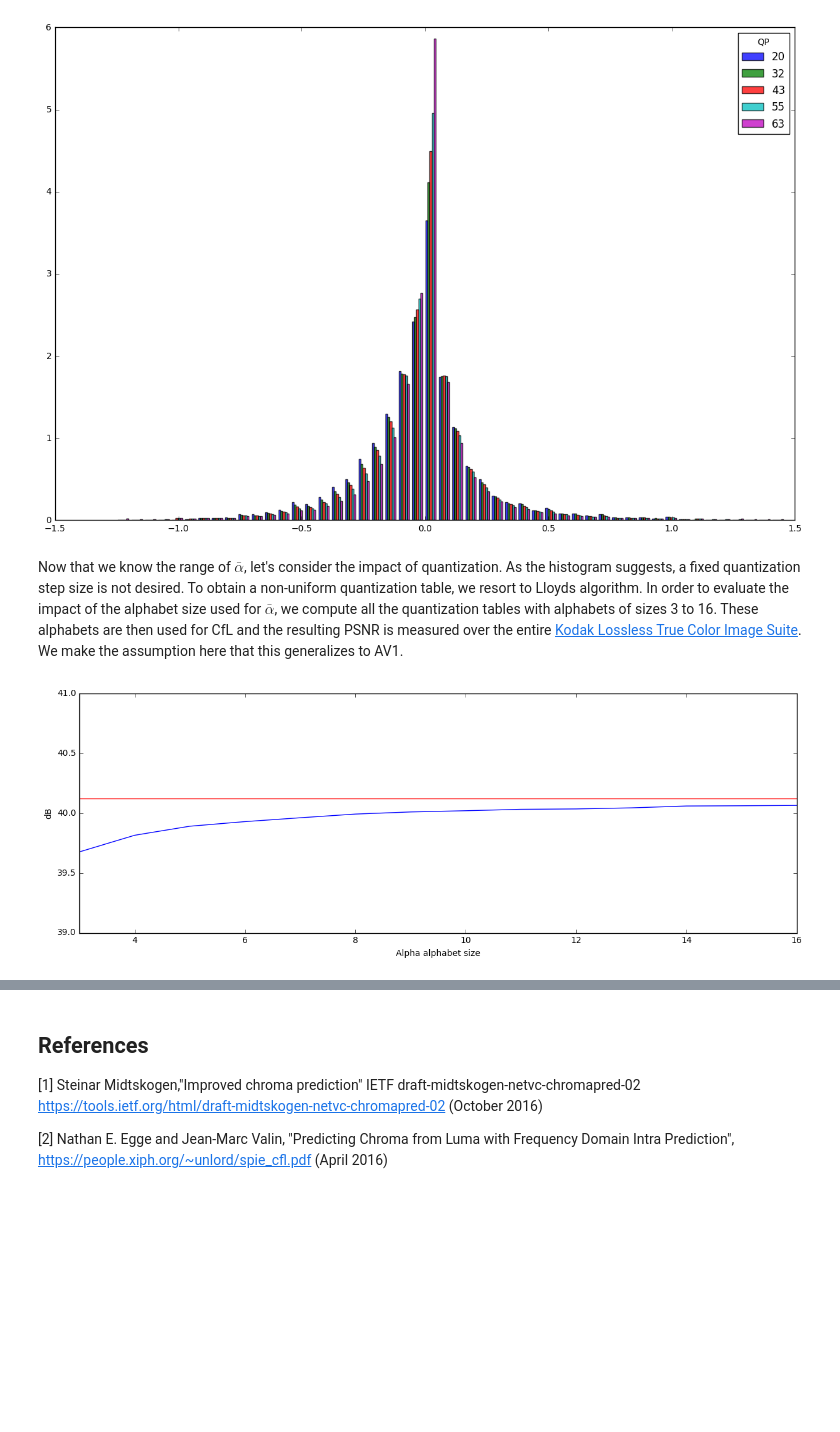
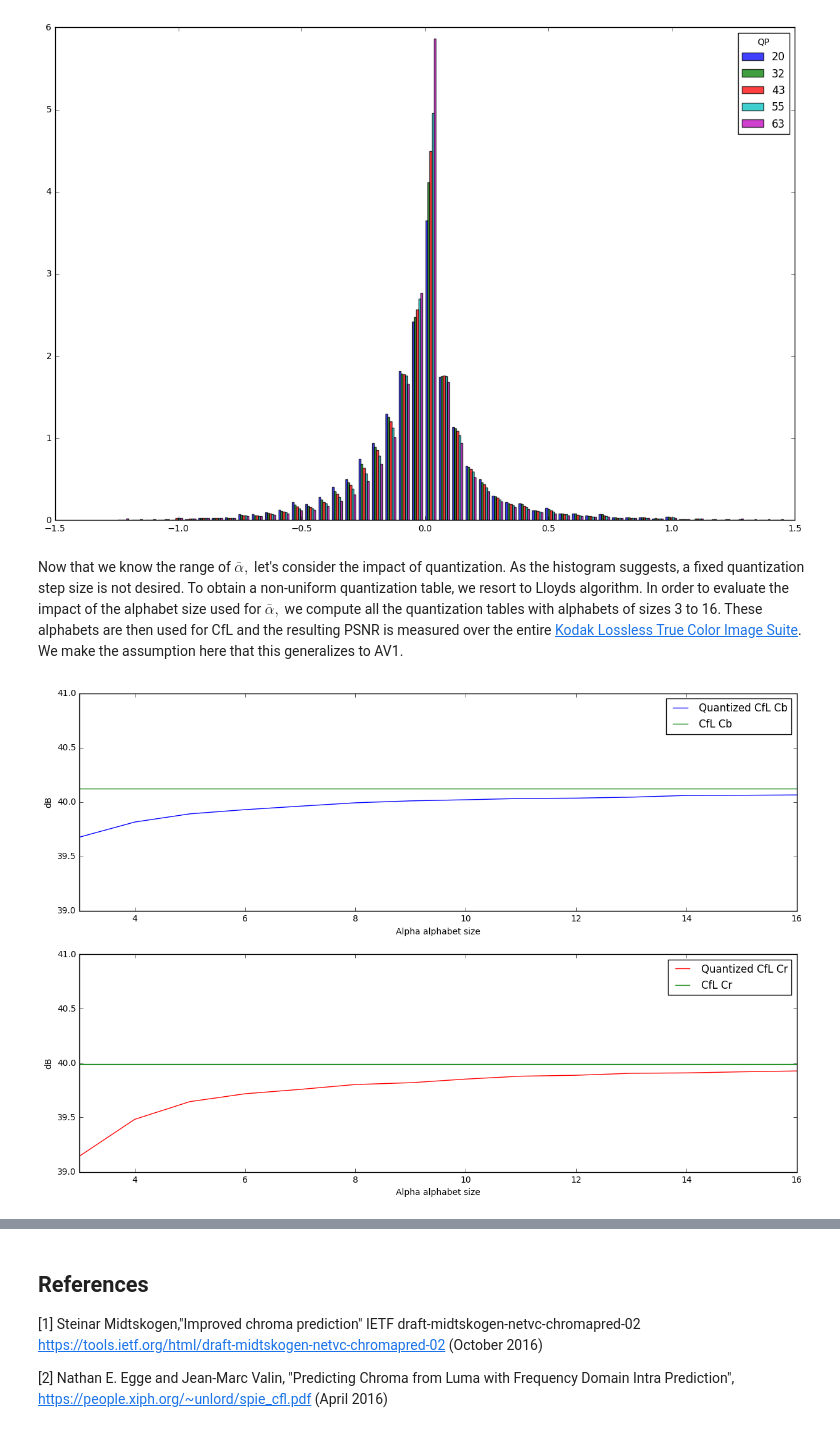
Before and after one commit to luctrudeau/VideoExperiments, a Jupyter notebook: cfl/gain/Chroma from Luma (CfL).ipynb, the cells around one changed output, grey strips where cells are left out. Drawn from its saved outputs; the diff is of its cells as text; code cells hidden in the pictures; blank space fills up the shorter version.

Commit message:
Signaling draft and current results

```diff
--- a/cfl/gain/Chroma from Luma (CfL).ipynb
+++ b/cfl/gain/Chroma from Luma (CfL).ipynb
@@ -346,7 +346,7 @@ plt.legend(title="QP");
 # %% [output]
 [figure]
 # %% [markdown]
-Now that we know the range of $\bar{\alpha}$, let's consider the impact of quantization. As the histogram suggests, a fixed quantization step size is not desired. To obtain a non-uniform quantization table, we resort to Lloyds algorithm. In order to evaluate the impact of the alphabet size used for $\bar{\alpha}$, we compute all the quantization tables with alphabets of sizes 3 to 16. These alphabets are then used for CfL and the resulting PSNR is measured over the entire [Kodak Lossless True Color Image Suite](http://r0k.us/graphics/kodak/index.html). We make the assumption here that this generalizes to AV1.
+Now that we know the range of $\bar{\alpha},$ let's consider the impact of quantization. As the histogram suggests, a fixed quantization step size is not desired. To obtain a non-uniform quantization table, we resort to Lloyds algorithm. In order to evaluate the impact of the alphabet size used for $\bar{\alpha},$ we compute all the quantization tables with alphabets of sizes 3 to 16. These alphabets are then used for CfL and the resulting PSNR is measured over the entire [Kodak Lossless True Color Image Suite](http://r0k.us/graphics/kodak/index.html). We make the assumption here that this generalizes to AV1.
 # %%
 from oct2py import octave
 octave.eval('pkg load communications')
@@ -397,27 +397,46 @@ def cfl_prop_q(im, block_size, plane, codes):
 
     return cfl, alphas
 # %%
-k_psnrs = np.zeros((17,24));
+k_psnrs_cb = np.zeros((17,24));
 psnr_cb = np.zeros((24,1));
+k_psnrs_cr = np.zeros((17,24));
+psnr_cr = np.zeros((24,1));
 f = 0
 for file in sorted(os.listdir(img_folder)):
     if file.endswith(".png"):
         kodim = imread(os.path.join(img_folder, file), mode="YCbCr")
         for k in range(3,17):
-            table, codes = lloyds(alphas_cb, k)
-            cfl, alpha = cfl_prop_q(kodim, block_size, 1, codes)
-            k_psnrs[k, f] = psnr(kodim[:,:,1], cfl)
+            table_cb, codes_cb = lloyds(alphas_cb, k)
+            table_cr, codes_cr = lloyds(alphas_cr, k)
+            cfl_cb, alpha = cfl_prop_q(kodim, block_size, 1, codes_cb)
+            cfl_cr, alpha = cfl_prop_q(kodim, block_size, 2, codes_cr)
+            k_psnrs_cb[k, f] = psnr(kodim[:,:,1], cfl_cb)
+            k_psnrs_cr[k, f] = psnr(kodim[:,:,2], cfl_cr)
 
         cfl_cb, alphas = cfl_prop(kodim, block_size, 1)
+        cfl_cr, alphas = cfl_prop(kodim, block_size, 2)
         psnr_cb[f] = psnr(kodim[:,:,1], cfl_cb)
+        psnr_cr[f] = psnr(kodim[:,:,2], cfl_cr)
         f = f + 1;
 # %%
-plt.figure(figsize=(15,5))
-plt.plot(np.arange(0,17), np.mean(k_psnrs, axis=1), np.arange(0,17), np.ones((17,1)) * np.mean(psnr_cb), 'r')
+plt.figure(figsize=(15,10))
+plt.subplot(2,1,1);
+plt.plot(np.arange(0,17), np.mean(k_psnrs_cb, axis=1), 'b', label='Quantized CfL Cb')
+plt.plot(np.arange(0,17), np.ones((17,1)) * np.mean(psnr_cb), 'g', label='CfL Cb')
 plt.gca().set_xlim([3, 16])
 plt.gca().set_ylim([39, 41])
 plt.xlabel('Alpha alphabet size')
 plt.ylabel('dB');
+plt.legend()
+
+plt.subplot(2,1,2);
+plt.plot(np.arange(0,17), np.mean(k_psnrs_cr, axis=1), 'r', label='Quantized CfL Cr')
+plt.plot(np.arange(0,17), np.ones((17,1)) * np.mean(psnr_cr), 'g', label='CfL Cr')
+plt.gca().set_xlim([3, 16])
+plt.gca().set_ylim([39, 41])
+plt.xlabel('Alpha alphabet size')
+plt.ylabel('dB');
+plt.legend();
 # %% [output]
-[figure, old version]
+[figure, new version]
 # %% [markdown]
```
Also changed, not shown: parts of 5 cells of this notebook, 2 other files.
